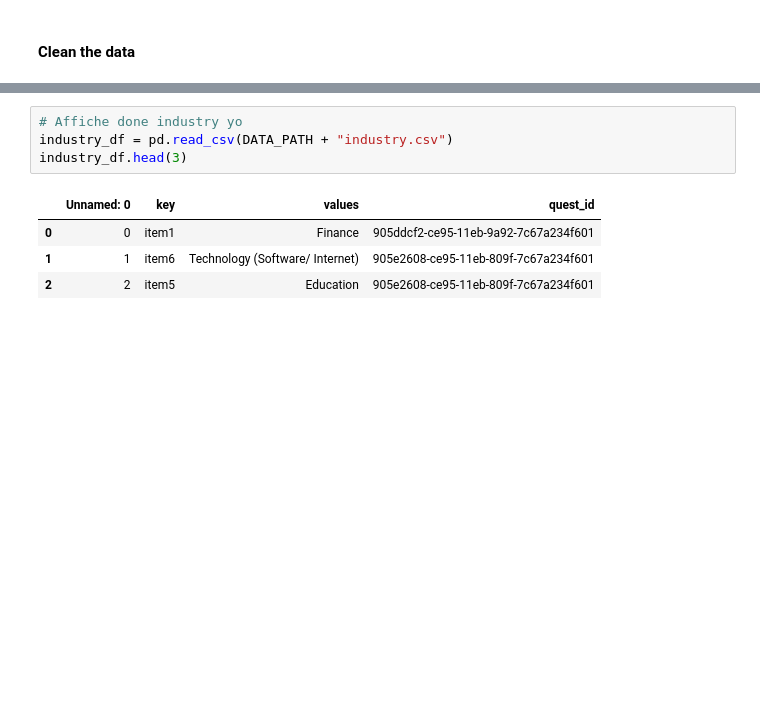
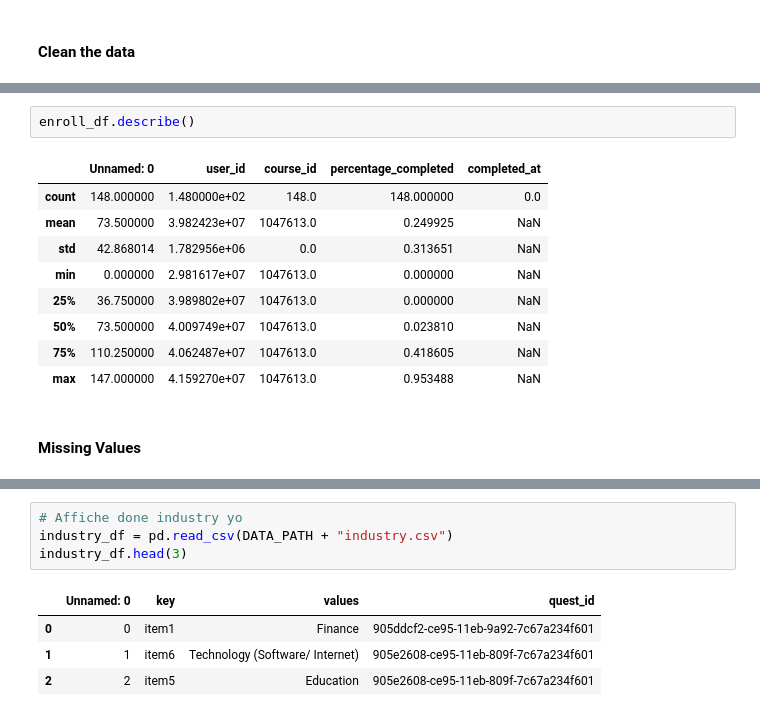
Before and after one commit to kesnel/Project-Data-Processing, a Jupyter notebook: data.ipynb, the cells around one changed output, grey strips where cells are left out. Drawn from its saved outputs; the diff is of its cells as text; blank space fills up the shorter version.

```diff
--- a/data.ipynb
+++ b/data.ipynb
@@ -70,0 +195,14 @@ enroll_df.head(3)
+# %%
+enroll_df.describe()
+# %% [output]
+|  | Unnamed: 0 | user_id | course_id | percentage_completed | completed_at |
+| count | 148.000000 | 1.480000e+02 | 148.0 | 148.000000 | 0.0 |
+| mean | 73.500000 | 3.982423e+07 | 1047613.0 | 0.249925 | NaN |
+| std | 42.868014 | 1.782956e+06 | 0.0 | 0.313651 | NaN |
+| min | 0.000000 | 2.981617e+07 | 1047613.0 | 0.000000 | NaN |
+| 25% | 36.750000 | 3.989802e+07 | 1047613.0 | 0.000000 | NaN |
+| 50% | 73.500000 | 4.009749e+07 | 1047613.0 | 0.023810 | NaN |
+| 75% | 110.250000 | 4.062487e+07 | 1047613.0 | 0.418605 | NaN |
+| max | 147.000000 | 4.159270e+07 | 1047613.0 | 0.953488 | NaN |
+# %% [markdown]
+#### Missing Values
```
Also changed, not shown: parts of 33 cells of this notebook.
